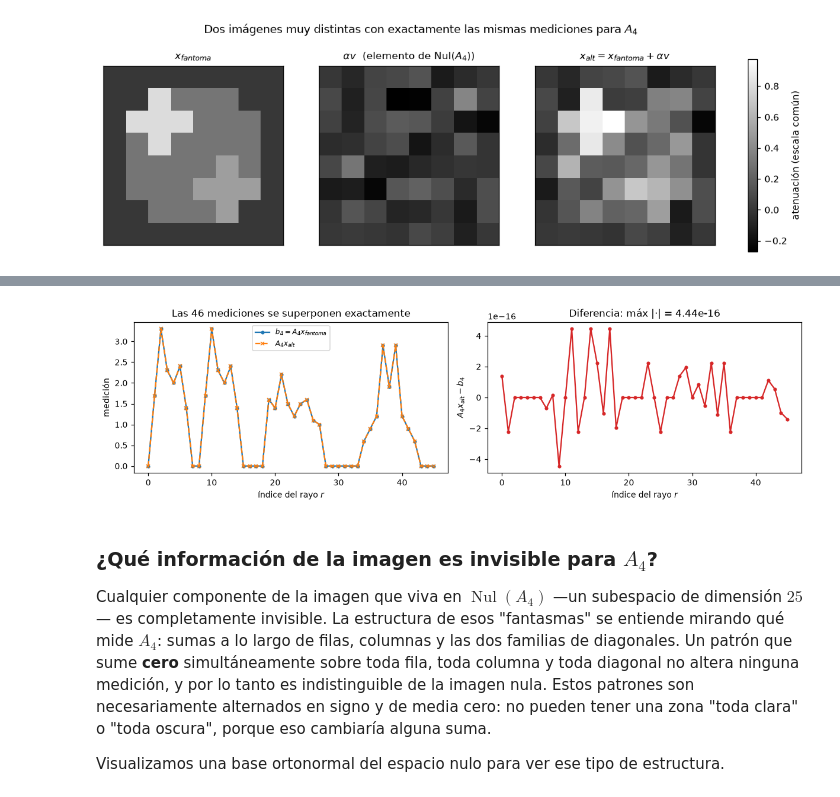
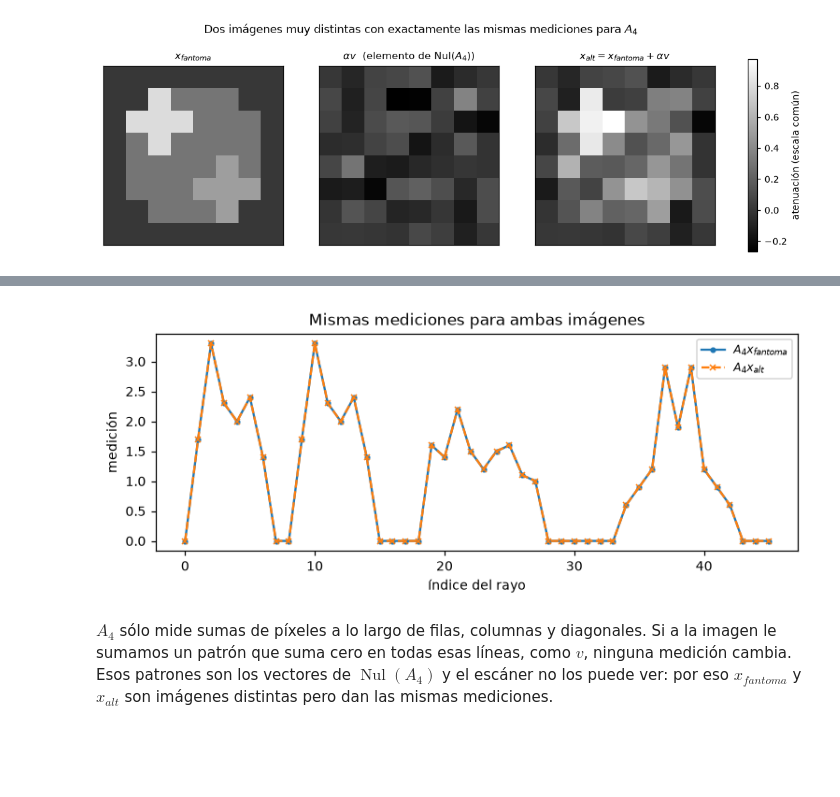
Before and after one commit to juanignacioelosegui/tp-metodos, a Jupyter notebook: ejercicio_4.ipynb, the cells around one changed output, grey strips where cells are left out. Cells and saved outputs as stored; diff of their text form; code cells hidden in the pictures; blank space fills up the shorter version.

```diff
--- a/ejercicio_4.ipynb
+++ b/ejercicio_4.ipynb
@@ -237,19 +113,9 @@ valores singulares más chicos: [8.620e-16 7.274e-16 6.169e-16 5.114e-16 4.935e-
 # %%
 b4 = A4 @ x_fantoma
 
-alfa = 0.4 * np.linalg.norm(x_fantoma)   # amplitud de la perturbación
+alfa = 1.0
 x_alt = x_fantoma + alfa * v
-b4_alt = A4 @ x_alt
 
-print(f"alfa = {alfa:.4f}")
-print("||x_alt - x_fantoma||               =", np.linalg.norm(x_alt - x_fantoma))
-print("en relación a ||x_fantoma||         =",
-      np.linalg.norm(x_alt - x_fantoma) / np.linalg.norm(x_fantoma))
-print()
-print("||b4||                              =", np.linalg.norm(b4))
-print("||A4 x_alt - b4||                   =", np.linalg.norm(b4_alt - b4))
-print("error relativo en las mediciones    =",
-      np.linalg.norm(b4_alt - b4) / np.linalg.norm(b4))
-print()
-print("¿mediciones indistinguibles?", np.allclose(b4_alt, b4))
+print("||x_alt - x_fantoma|| =", np.linalg.norm(x_alt - x_fantoma))
+print("||A4 x_alt - b4||     =", np.linalg.norm(A4 @ x_alt - b4))
 # %% [output]
@@ -288,32 +155,18 @@ plt.show()
 # %%
-fig, axes = plt.subplots(1, 2, figsize=(11.0, 3.2))
-
-axes[0].plot(b4, "o-", ms=3, label=r"$b_4 = A_4 x_{fantoma}$")
-axes[0].plot(b4_alt, "x--", ms=4, label=r"$A_4 x_{alt}$")
-axes[0].set_xlabel("índice del rayo $r$")
-axes[0].set_ylabel("medición")
-axes[0].set_title("Las 46 mediciones se superponen exactamente")
-axes[0].legend(fontsize=8)
-
-axes[1].plot(b4_alt - b4, "o-", ms=3, color="tab:red")
-axes[1].set_xlabel("índice del rayo $r$")
-axes[1].set_ylabel(r"$A_4 x_{alt} - b_4$")
-axes[1].set_title(f"Diferencia: máx |·| = {np.abs(b4_alt - b4).max():.2e}")
-
+fig, ax = plt.subplots(figsize=(7.0, 3.0))
+ax.plot(b4, "o-", ms=3, label=r"$A_4 x_{fantoma}$")
+ax.plot(A4 @ x_alt, "x--", ms=4, label=r"$A_4 x_{alt}$")
+ax.set_xlabel("índice del rayo")
+ax.set_ylabel("medición")
+ax.set_title("Mismas mediciones para ambas imágenes")
+ax.legend(fontsize=8)
 fig.tight_layout()
 guardar(fig, "ejercicio_04c_mediciones_iguales")
 plt.show()
 # %% [output]
-[figure, old version]
+[figure, new version]
 # %% [markdown]
-### ¿Qué información de la imagen es invisible para $A_4$?
-
-Cualquier componente de la imagen que viva en $\operatorname{Nul}(A_4)$ —un subespacio de
-dimensión $25$— es completamente invisible. La estructura de esos "fantasmas" se entiende
-mirando qué mide $A_4$: sumas a lo largo de filas, columnas y las dos familias de
-diagonales. Un patrón que sume **cero** simultáneamente sobre toda fila, toda columna y
-toda diagonal no altera ninguna medición, y por lo tanto es indistinguible de la imagen
-nula. Estos patrones son necesariamente alternados en signo y de media cero: no pueden
-tener una zona "toda clara" o "toda oscura", porque eso cambiaría alguna suma.
-
-Visualizamos una base ortonormal del espacio nulo para ver ese tipo de estructura.
+$A_4$ sólo mide sumas de píxeles a lo largo de filas, columnas y diagonales. Si a la imagen
+le sumamos un patrón que suma cero en todas esas líneas, como $v$, ninguna medición cambia.
+Esos patrones son los vectores de $\operatorname{Nul}(A_4)$ y el escáner no los puede ver:
+por eso $x_{fantoma}$ y $x_{alt}$ son imágenes distintas pero dan las mismas mediciones.
```
Also changed, not shown: parts of 20 cells of this notebook, 6 other files.
